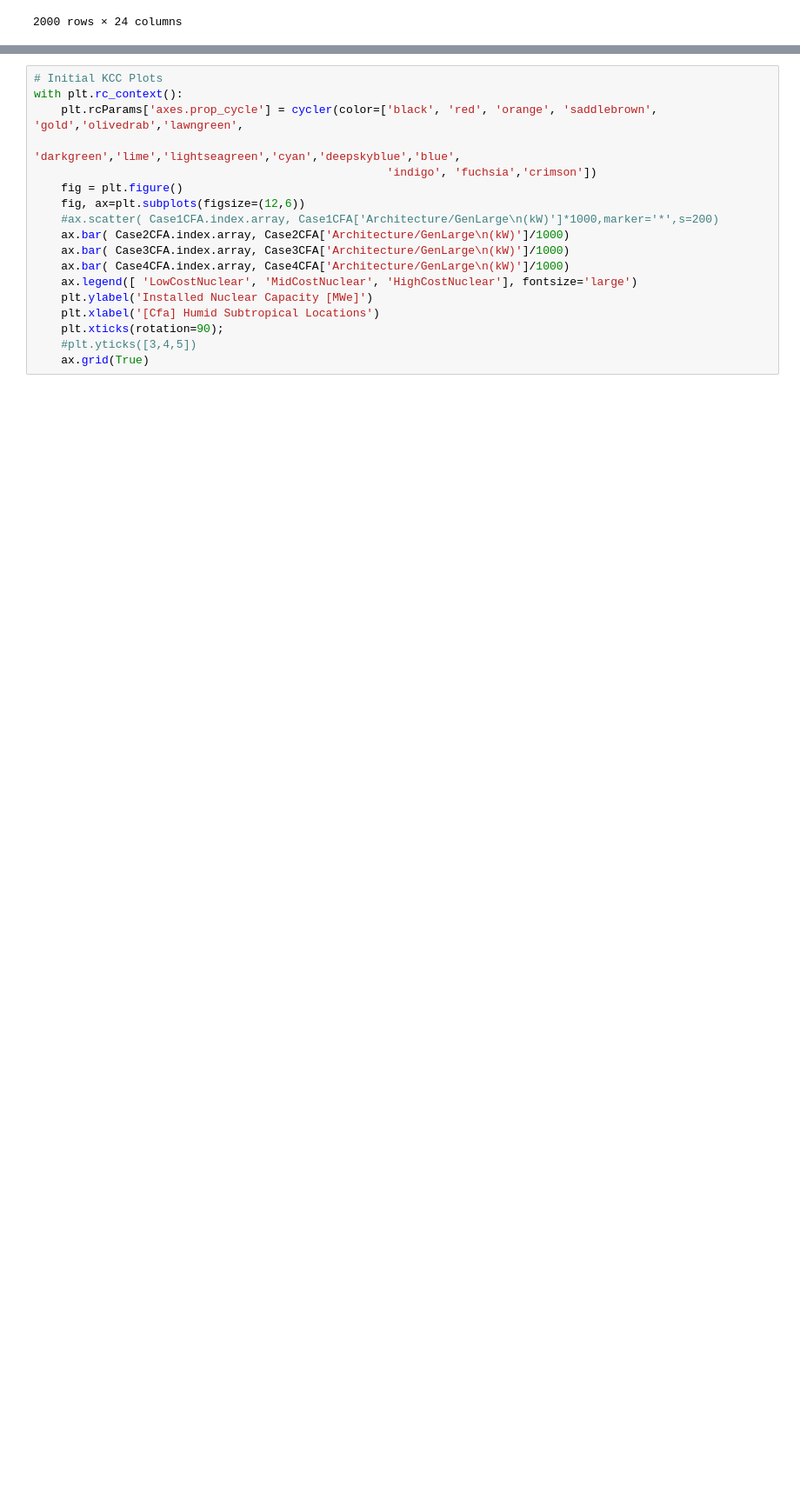
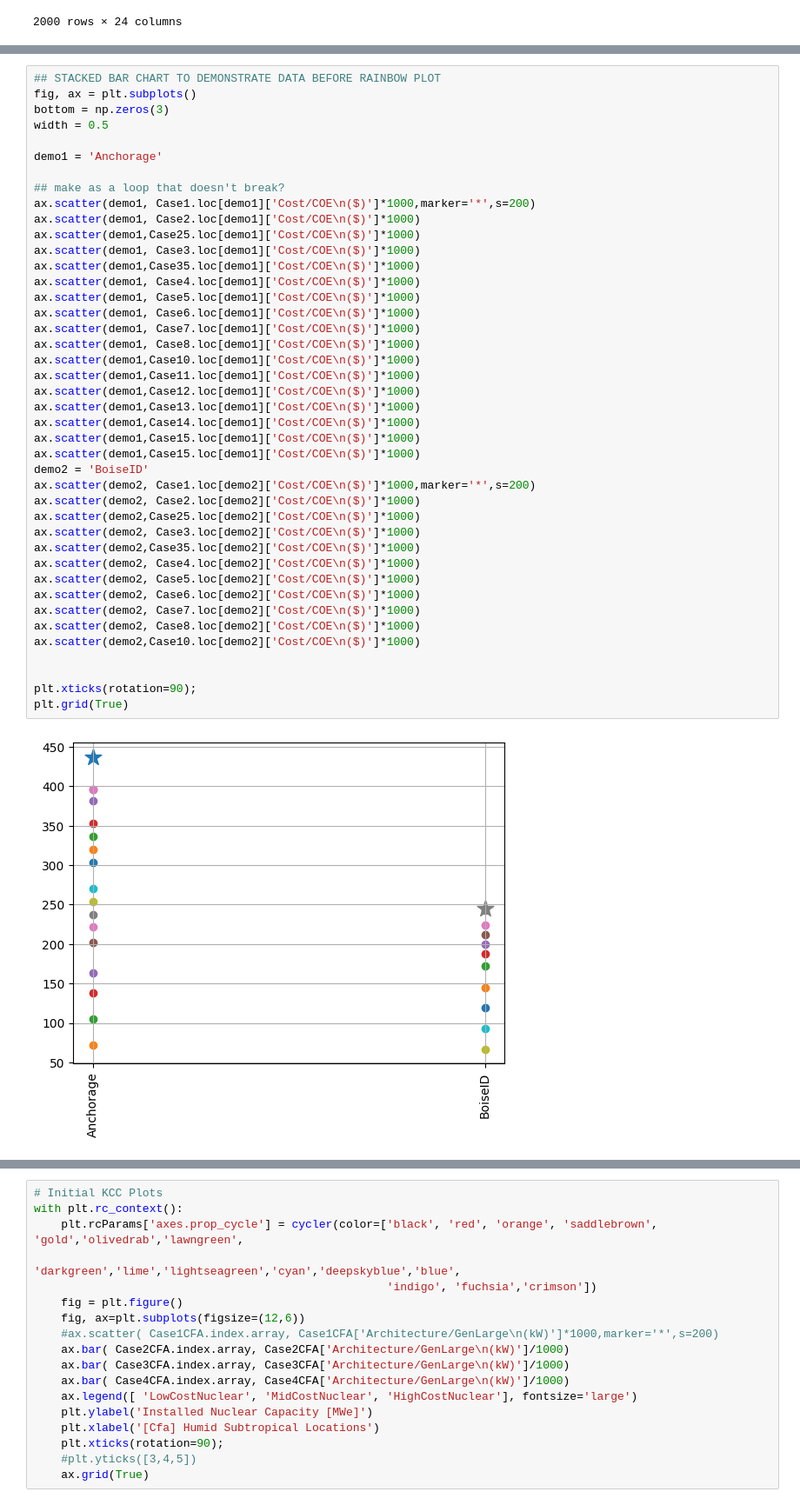
Before and after one commit to uw-reti/homer, a Jupyter notebook: ClimateStudies/OutputProcessing/HOMERDataProcessor.ipynb, the cells around one changed output, grey strips where cells are left out. Shown at 87% size. Drawn from its saved outputs; the diff is of its cells as text; blank space fills up the shorter version.

```diff
--- a/ClimateStudies/OutputProcessing/HOMERDataProcessor.ipynb
+++ b/ClimateStudies/OutputProcessing/HOMERDataProcessor.ipynb
@@ -485,3 +532,47 @@ plt.xticks(rotation=90);
+# %%
+## STACKED BAR CHART TO DEMONSTRATE DATA BEFORE RAINBOW PLOT
+fig, ax = plt.subplots()
+bottom = np.zeros(3)
+width = 0.5
+
+demo1 = 'Anchorage'
+
+## make as a loop that doesn't break?
+ax.scatter(demo1, Case1.loc[demo1]['Cost/COE\n($)']*1000,marker='*',s=200)
+ax.scatter(demo1, Case2.loc[demo1]['Cost/COE\n($)']*1000)
+ax.scatter(demo1,Case25.loc[demo1]['Cost/COE\n($)']*1000)
+ax.scatter(demo1, Case3.loc[demo1]['Cost/COE\n($)']*1000)
+ax.scatter(demo1,Case35.loc[demo1]['Cost/COE\n($)']*1000)
+ax.scatter(demo1, Case4.loc[demo1]['Cost/COE\n($)']*1000)
+ax.scatter(demo1, Case5.loc[demo1]['Cost/COE\n($)']*1000)
+ax.scatter(demo1, Case6.loc[demo1]['Cost/COE\n($)']*1000)
+ax.scatter(demo1, Case7.loc[demo1]['Cost/COE\n($)']*1000)
+ax.scatter(demo1, Case8.loc[demo1]['Cost/COE\n($)']*1000)
+ax.scatter(demo1,Case10.loc[demo1]['Cost/COE\n($)']*1000)
+ax.scatter(demo1,Case11.loc[demo1]['Cost/COE\n($)']*1000)
+ax.scatter(demo1,Case12.loc[demo1]['Cost/COE\n($)']*1000)
+ax.scatter(demo1,Case13.loc[demo1]['Cost/COE\n($)']*1000)
+ax.scatter(demo1,Case14.loc[demo1]['Cost/COE\n($)']*1000)
+ax.scatter(demo1,Case15.loc[demo1]['Cost/COE\n($)']*1000)
+ax.scatter(demo1,Case15.loc[demo1]['Cost/COE\n($)']*1000)
+demo2 = 'BoiseID'
+ax.scatter(demo2, Case1.loc[demo2]['Cost/COE\n($)']*1000,marker='*',s=200)
+ax.scatter(demo2, Case2.loc[demo2]['Cost/COE\n($)']*1000)
+ax.scatter(demo2,Case25.loc[demo2]['Cost/COE\n($)']*1000)
+ax.scatter(demo2, Case3.loc[demo2]['Cost/COE\n($)']*1000)
+ax.scatter(demo2,Case35.loc[demo2]['Cost/COE\n($)']*1000)
+ax.scatter(demo2, Case4.loc[demo2]['Cost/COE\n($)']*1000)
+ax.scatter(demo2, Case5.loc[demo2]['Cost/COE\n($)']*1000)
+ax.scatter(demo2, Case6.loc[demo2]['Cost/COE\n($)']*1000)
+ax.scatter(demo2, Case7.loc[demo2]['Cost/COE\n($)']*1000)
+ax.scatter(demo2, Case8.loc[demo2]['Cost/COE\n($)']*1000)
+ax.scatter(demo2,Case10.loc[demo2]['Cost/COE\n($)']*1000)
+
+
+plt.xticks(rotation=90);
+plt.grid(True)
+# %% [output]
+[figure, added]
 # %%
 # KCC RAINBOW PLOT
 with plt.rc_context():
```
Also changed, not shown: parts of 11 cells of this notebook.
